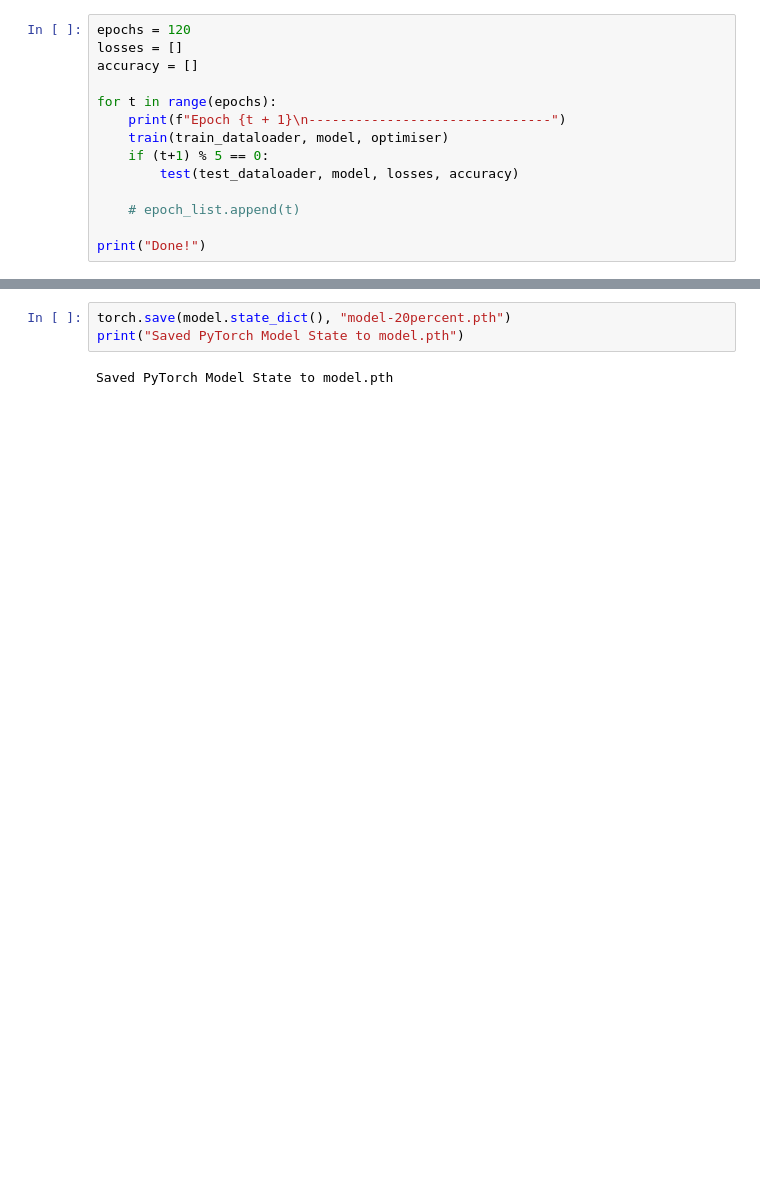
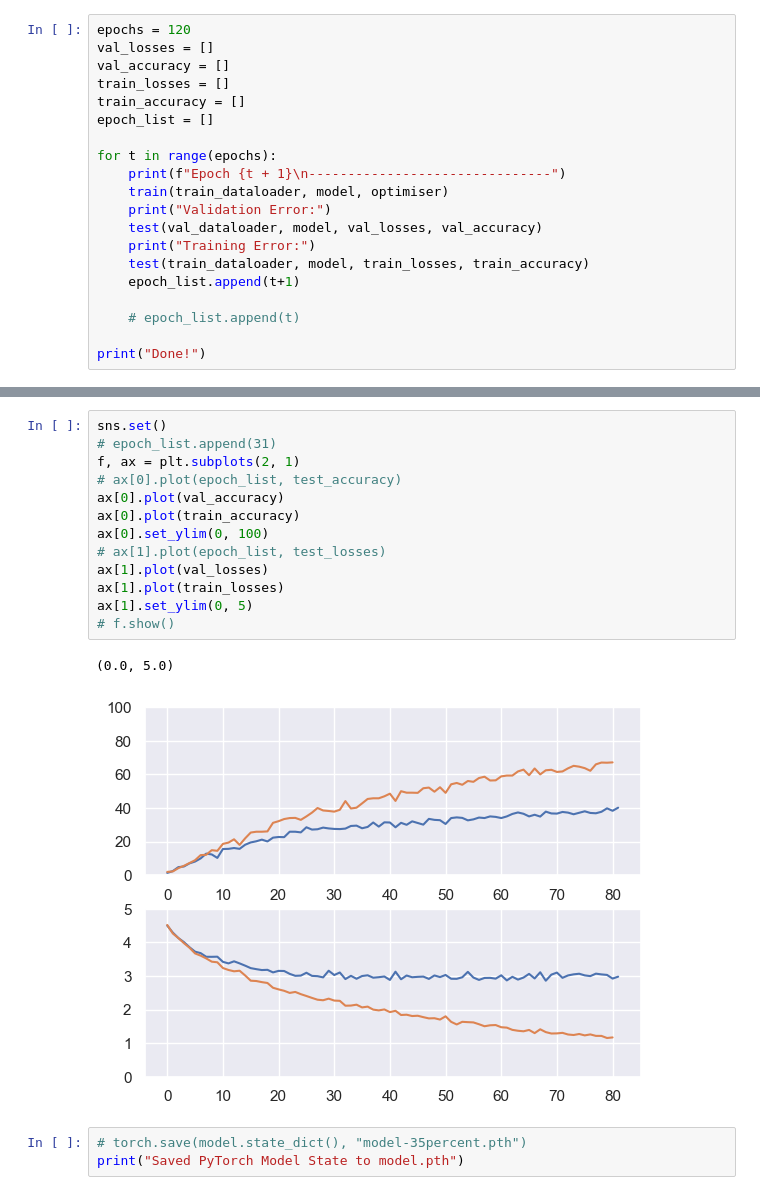
Before and after one commit to JMM889901/int2, a Jupyter notebook: flowers_model.ipynb, the cells around one changed output, grey strips where cells are left out. Drawn from its saved outputs; the diff is of its cells as text; blank space fills up the shorter version.

Commit message:
35% accuracy

```diff
--- a/flowers_model.ipynb
+++ b/flowers_model.ipynb
@@ -134,13 +153,19 @@ def test(dataloader:DataLoader, eval_model: nn.Module, losses: list, accuracy: l
 # %%
 epochs = 120
-losses = []
-accuracy = []
+val_losses = []
+val_accuracy = []
+train_losses = []
+train_accuracy = []
+epoch_list = []
 
 for t in range(epochs):
     print(f"Epoch {t + 1}\n-------------------------------")
     train(train_dataloader, model, optimiser)
-    if (t+1) % 5 == 0:
-        test(test_dataloader, model, losses, accuracy)
+    print("Validation Error:")
+    test(val_dataloader, model, val_losses, val_accuracy)
+    print("Training Error:")
+    test(train_dataloader, model, train_losses, train_accuracy)
+    epoch_list.append(t+1)
 
     # epoch_list.append(t)
 
@@ -172,5 +198,19 @@ plt.plot(accuracy)
+# %%
+sns.set()
+# epoch_list.append(31)
+f, ax = plt.subplots(2, 1)
+# ax[0].plot(epoch_list, test_accuracy)
+ax[0].plot(val_accuracy)
+ax[0].plot(train_accuracy)
+ax[0].set_ylim(0, 100)
+# ax[1].plot(epoch_list, test_losses)
+ax[1].plot(val_losses)
+ax[1].plot(train_losses)
+ax[1].set_ylim(0, 5)
+# f.show()
+# %% [output]
+(0.0, 5.0)
+[figure, added]
 # %%
-torch.save(model.state_dict(), "model-20percent.pth")
+# torch.save(model.state_dict(), "model-35percent.pth")
 print("Saved PyTorch Model State to model.pth")
-# %% [output]
-Saved PyTorch Model State to model.pth
```
Also changed, not shown: parts of 17 cells of this notebook.
